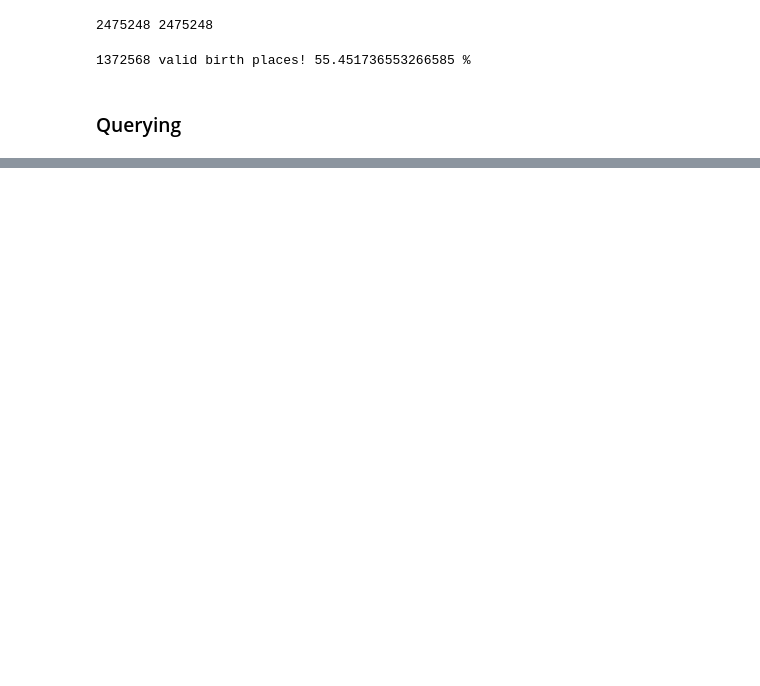
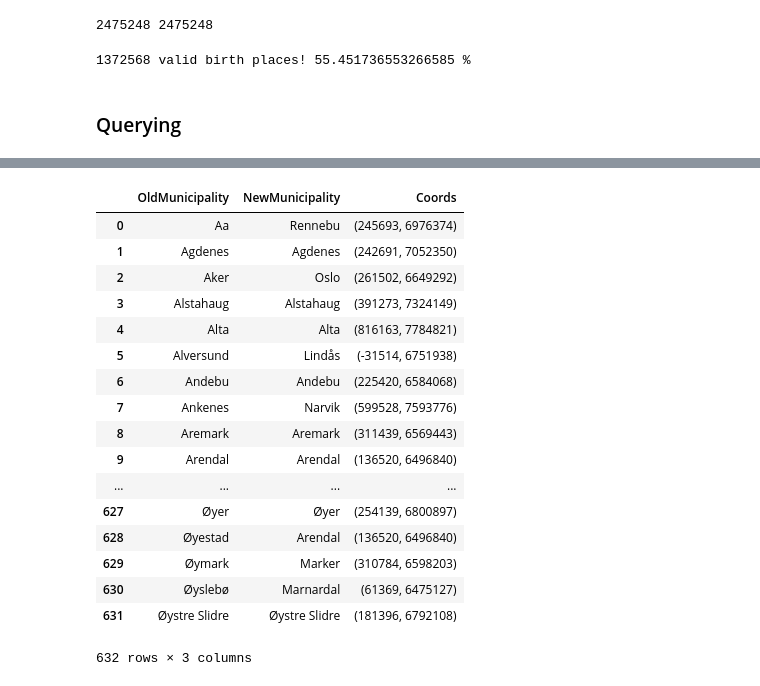
Before and after one commit to BerntA/NorwegianDemographics, a Jupyter notebook: src/merge_data.ipynb, the cells around one changed output, grey strips where cells are left out. Cells and saved outputs as stored; diff of their text form; code cells hidden in the pictures; blank space fills up the shorter version.

```diff
--- a/src/merge_data.ipynb
+++ b/src/merge_data.ipynb
@@ -1607,0 +1578,31 @@ Found 14335 records!
+# %%
+df1910_municipalities = pd.DataFrame()
+
+col_old_municipality = sorted(list(set(df1910.loc[:,'Municipality'])))
+col_modern_municipality = [MUNICIPALITIES_TO_MODERN[m] for m in col_old_municipality]
+col_coordinates = [MODERN_MUNICIPALITIES_NAME_COORDS[m] for m in col_modern_municipality]
+
+df1910_municipalities['OldMunicipality'] = col_old_municipality
+df1910_municipalities['NewMunicipality'] = col_modern_municipality
+df1910_municipalities['Coords'] = col_coordinates
+# %%
+df1910_municipalities
+# %% [output]
+|  | OldMunicipality | NewMunicipality | Coords |
+| 0 | Aa | Rennebu | (245693, 6976374) |
+| 1 | Agdenes | Agdenes | (242691, 7052350) |
+| 2 | Aker | Oslo | (261502, 6649292) |
+| 3 | Alstahaug | Alstahaug | (391273, 7324149) |
+| 4 | Alta | Alta | (816163, 7784821) |
+| 5 | Alversund | Lindås | (-31514, 6751938) |
+| 6 | Andebu | Andebu | (225420, 6584068) |
+| 7 | Ankenes | Narvik | (599528, 7593776) |
+| 8 | Aremark | Aremark | (311439, 6569443) |
+| 9 | Arendal | Arendal | (136520, 6496840) |
+| ... | ... | ... | ... |
+| 627 | Øyer | Øyer | (254139, 6800897) |
+| 628 | Øyestad | Arendal | (136520, 6496840) |
+| 629 | Øymark | Marker | (310784, 6598203) |
+| 630 | Øyslebø | Marnardal | (61369, 6475127) |
+| 631 | Øystre Slidre | Øystre Slidre | (181396, 6792108) |
+632 rows × 3 columns
```
Also changed, not shown: parts of 11 cells of this notebook, 2 other files.
